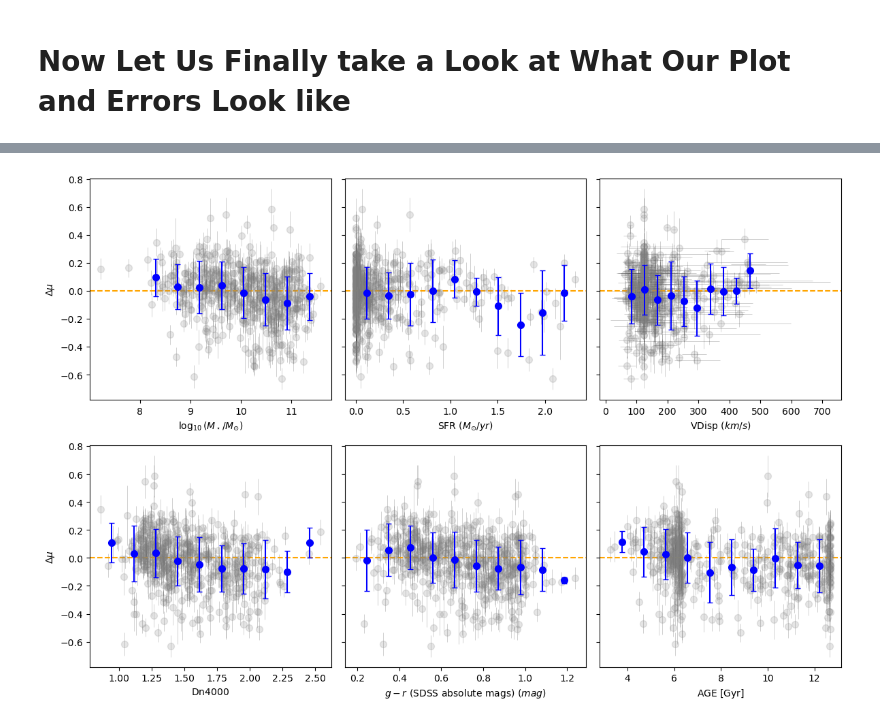
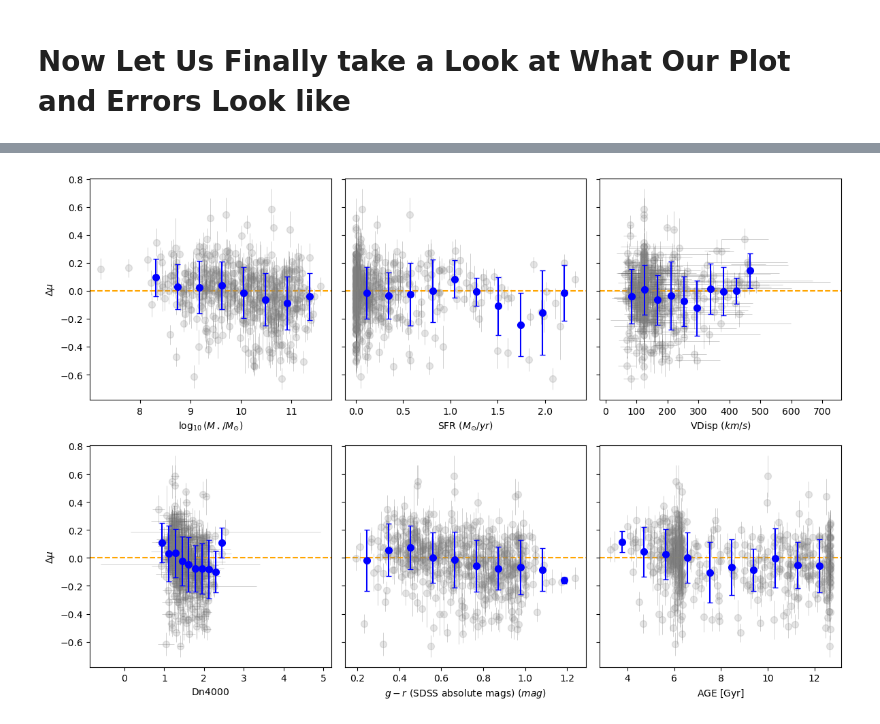
Before and after one commit to mwvgroup/myc21_first_paper, a Jupyter notebook: ZTF_DESI_data_prep/visualize_cleaned_data_trend.ipynb, the cells around one changed output, grey strips where cells are left out. Cells and saved outputs as stored; diff of their text form; code cells hidden in the pictures.

```diff
--- a/ZTF_DESI_data_prep/visualize_cleaned_data_trend.ipynb
+++ b/ZTF_DESI_data_prep/visualize_cleaned_data_trend.ipynb
@@ -209,38 +209,38 @@ ax = axes[3]
 # NOTE: this cut is now applied upstream by dropping rows from df,
 # so we do not define a mask here anymore.
 
-scatter_with_errors(ax, "DESI_FASTSPEC_DN4000", nbins=nbins)
+scatter_with_errors(ax, "DESI_FASTSPEC_DN4000", nbins, "DESI_FASTSPEC_DN4000_IVAR")
 
 ax.set_xlabel(r"${\rm Dn4000}$")
 ax.set_ylabel(r"$\Delta \mu$")
 
 # --------------------------------------
 # 5) SDSS g - r
 # --------------------------------------
 ax = axes[4]
 
 # NOTE: we assume df has already been cleaned upstream, so we do not apply
 # an isfinite mask here anymore.
 
 scatter_with_errors(ax, "DESI_FASTSPEC_g_minus_r", nbins=nbins)
 
 ax.set_xlabel(r"$g - r~{\rm (SDSS ~ absolute ~ mags)}\ (mag)$")
 
 # --------------------------------------
 # 6) AGE  (cut AGE < 2)
 # --------------------------------------
 ax = axes[5]
 
 # keep only finite AGE and AGE >= 2
 # NOTE: this cut is now applied upstream by dropping rows from df,
 # so we do not define a mask here anymore.
 
 scatter_with_errors(ax, "DESI_FASTSPEC_AGE", nbins=nbins)
 
 ax.set_xlabel(r"${\rm AGE}\ [{\rm Gyr}]$")
 
 
 fig.tight_layout()
 plt.show()
 # %% [output]
-[figure, old version]
+[figure, new version]
```
Also changed, not shown: parts of 1 cell of this notebook.
